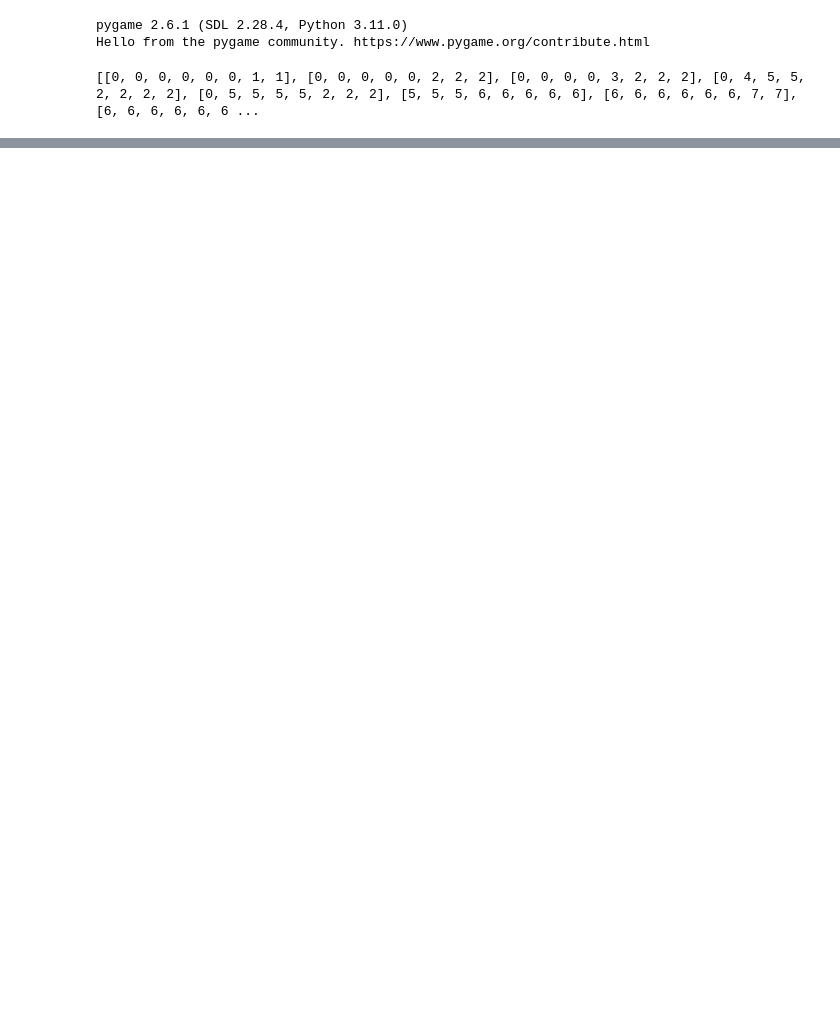
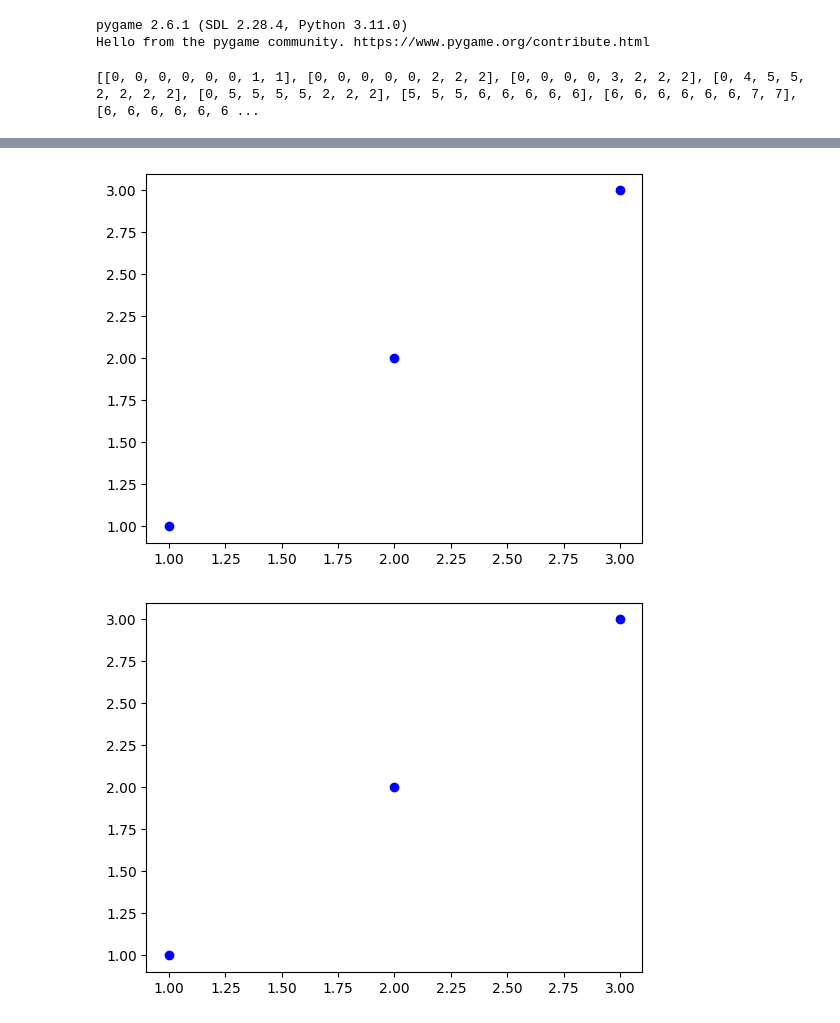
Before and after one commit to vvclin-git/py_queens, a Jupyter notebook: notebook.ipynb, the cells around one changed output, grey strips where cells are left out. Cells and saved outputs as stored; diff of their text form; code cells hidden in the pictures; blank space fills up the shorter version.

```diff
--- a/notebook.ipynb
+++ b/notebook.ipynb
@@ -47,0 +117,20 @@ print(loaded_board)
+# %%
+import matplotlib.pyplot as plt
+from IPython.display import clear_output, display
+
+in_str = None
+x = [1, 2, 3]
+y = [1, 2, 3]
+
+while in_str != 'Yes':
+    in_str = input('Enter a string:')
+    plt.clf()  # Clear the current figure
+    if in_str == 'red':
+        plt.scatter(x, y, c='red')
+    else:
+        plt.scatter(x, y, c='blue')
+    clear_output(wait=True)
+    display(plt.gcf())
+# %% [output]
+[figure, added]
+[figure, added]
```
Also changed, not shown: parts of 4 cells of this notebook.
